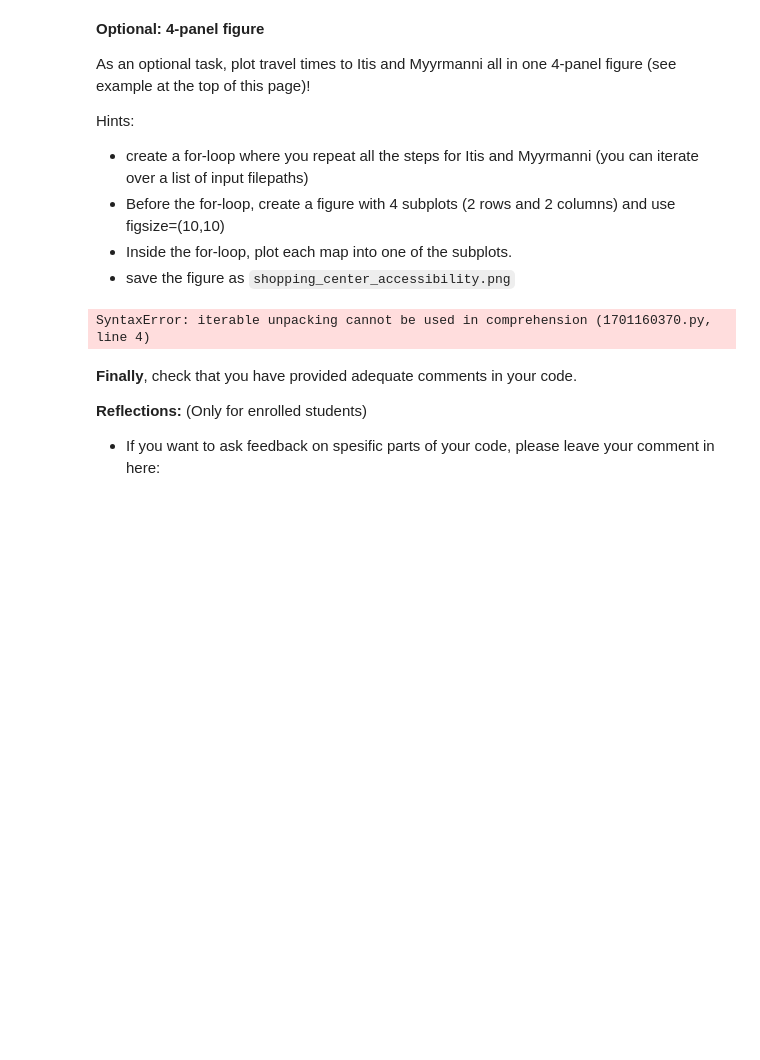
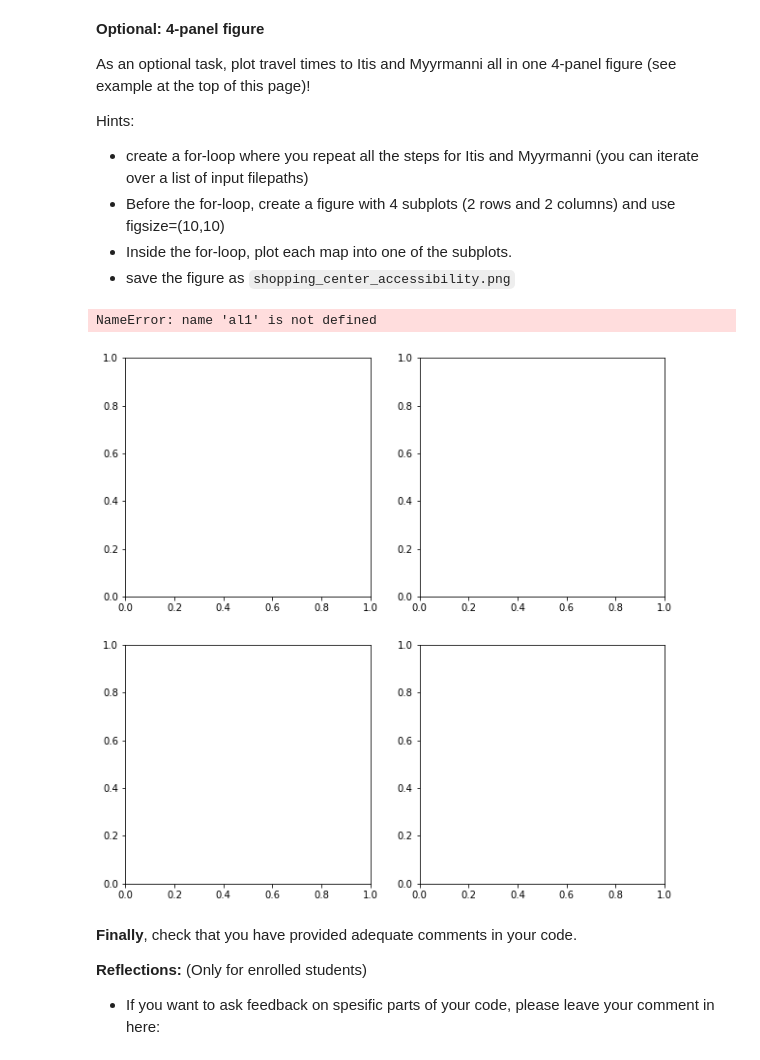
Before and after one commit to Joe-Degs/AutoGIS, a Jupyter notebook: lesson4/exercise-4/Exercise-4-problem-1.ipynb, the cells around one changed output. Saved outputs shown, nothing was run; the diff lists cells and outputs as text; code cells hidden in the pictures; blank space fills up the shorter version.

```diff
--- a/lesson4/exercise-4/Exercise-4-problem-1.ipynb
+++ b/lesson4/exercise-4/Exercise-4-problem-1.ipynb
@@ -311,11 +311,10 @@ Hints:
 # %%
 # REPLACE THE ERROR BELOW WITH YOUR OWN CODE
 # data_geo(2 plots) and mya_geo(2 plots)
 fig, axs = plt.subplots(nrows=2, ncols=2, figsize=(10, 10))
-axs = [val for val in zip(*axs)]
-print(axs)
 # %% [output]
-SyntaxError: iterable unpacking cannot be used in comprehension (1701160370.py, line 4)
+NameError: name 'al1' is not defined
+[figure, added]
 # %% [markdown]
 **Finally**, check that you have provided adequate comments in your code.
 
```
